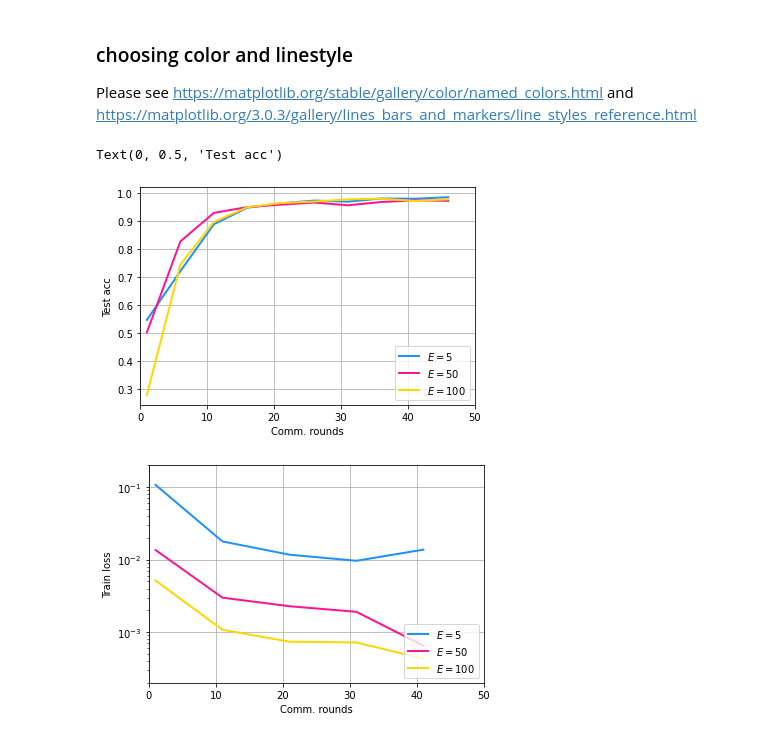
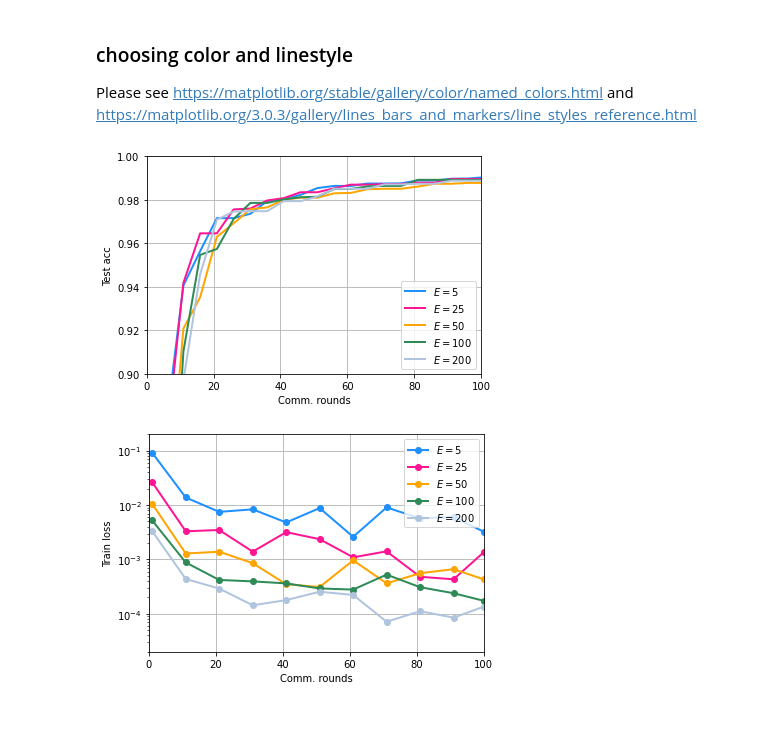
Before and after one commit to ywang037/Federated-Learning-PyTorch, a Jupyter notebook: helper-plot-csv-exp-4.ipynb, the cells around one changed output. Saved outputs shown, nothing was run; the diff lists cells and outputs as text; code cells hidden in the pictures.

```diff
--- a/helper-plot-csv-exp-4.ipynb
+++ b/helper-plot-csv-exp-4.ipynb
@@ -15,6 +22,6 @@ os.getcwd()
 # %%
-file_path_1 = 'save\\figures-mnist\\data_src_exp_4_non_iid\\test_acc'
-file_path_2 = 'save\\figures-mnist\\data_src_exp_4_non_iid\\train_loss'
+file_path_1 = '..\\save\\figures-mnist\\data_src_exp_4_non_iid\\test_acc'
+file_path_2 = '..\\save\\figures-mnist\\data_src_exp_4_non_iid\\train_loss'
 _, _, filenames_1 = next(walk(file_path_1))
 _, _, filenames_2 = next(walk(file_path_2))
 # %%
@@ -24,67 +31,77 @@ files_to_read_2 = [join(file_path_2,f) for f in filenames_2]
 df_1 = [pd.read_csv(f) for f in files_to_read_1]
 df_2 = [pd.read_csv(f) for f in files_to_read_2]
 # %%
-# step=10
-# x1_s = [d for i, d in enumerate(x1.tolist()) if i % step == 0]
-# y1_s = [d for i, d in enumerate(y1.tolist()) if i % step == 0]
-
 # manually set the label names
-run_labels=[0]*3
+run_labels=[0]*5
 run_labels[0] = '$E=5$'
-run_labels[1] = '$E=50$'
-run_labels[2] = '$E=100$'
+run_labels[1] = '$E=25$'
+run_labels[2] = '$E=50$'
+run_labels[3] = '$E=100$'
+run_labels[4] = '$E=200$'
 
 
 # define linestyle and color
-run_colors, run_linestyles = [0]*3, [0]*3
+run_colors, run_linestyles = [0]*5, [0]*5
 run_colors[0] = 'dodgerblue'
 run_colors[1] = 'deeppink'
-run_colors[2] = 'gold'
+run_colors[2] = 'orange'
+run_colors[3] = 'seagreen'
+run_colors[4] = 'lightsteelblue'
+
 
 run_linestyles[0] = '-'
 run_linestyles[1] = '-'
 run_linestyles[2] = '-'
+run_linestyles[3] = '-'
+run_linestyles[4] = '-'
 # %% [markdown]
 ### choosing color and linestyle
 Please see https://matplotlib.org/stable/gallery/color/named_colors.html and https://matplotlib.org/3.0.3/gallery/lines_bars_and_markers/line_styles_reference.html
 # %%
 # plot the first figure for experiment 2 with iid data
 step_1=5
 plt.figure()
 for i, data in enumerate(df_1):
-    x = [dx for j, dx in enumerate(data['Step'].tolist()) if j % step_1 == 0]
-    y = [dy for j, dy in enumerate(data['Value'].tolist()) if j % step_1 == 0]
+    xlist = data['Step'].tolist()
+    ylist = mlc(data['Value'].tolist())
+    x = [dx for j, dx in enumerate(xlist) if j % step_1 == 0]
+    y = [dy for j, dy in enumerate(ylist) if j % step_1 == 0]
+    x.append(xlist[-1])
+    y.append(ylist[-1])
     plt.plot(x,y,label=run_labels[i], linestyle=run_linestyles[i], color=run_colors[i],linewidth=2)
 #     plt.plot(x,y,label=run_labels[i],linewidth=2)
     plt.legend(loc='lower right')
 plt.grid()
 # plt.tight_layout()
-plt.xlim(0,50)
-# plt.ylim(2e-4,1e-1)
+plt.xlim(0,100)
+plt.ylim(0.9,1.0)
 plt.xlabel('Comm. rounds')
 plt.ylabel('Test acc')
-# plt.savefig('save\\figures-mnist\\fedavg-exp-4-non-iid-acc.png')
+plt.savefig('..\\save\\figures-mnist\\fedavg-exp-4-non-iid-acc-r100.png')
 # %% [output]
-Text(0, 0.5, 'Test acc')
-[figure, old version]
+[figure, new version]
 # %%
 # plot the first figure for experiment 2 with non-iid data
 step_2=10
 plt.figure()
 for i, data in enumerate(df_2):
+    xlist = data['Step'].tolist()
+    ylist = data['Value'].tolist()
 #     step_2 = 5 if i==1 else 5
-    x = [dx for j, dx in enumerate(data['Step'].tolist()) if j % step_2 == 0]
-    y = [dy for j, dy in enumerate(data['Value'].tolist()) if j % step_2 == 0]
-    plt.plot(x,y,label=run_labels[i], linestyle=run_linestyles[i], color=run_colors[i],linewidth=2)
+    x = [dx for j, dx in enumerate(xlist) if j % step_2 == 0]
+    y = [dy for j, dy in enumerate(ylist) if j % step_2 == 0]
+    x.append(xlist[-1])
+    y.append(ylist[-1])
+    plt.plot(x,y,label=run_labels[i], linestyle=run_linestyles[i], color=run_colors[i], linewidth=2, marker='o')
 #     plt.plot(x,y,label=run_labels[i],linewidth=2)
     plt.yscale('log')
-    plt.legend(loc='lower right')
+    plt.legend(loc='upper right')
 plt.grid()
 # plt.tight_layout()
-plt.xlim(0,50)
-plt.ylim(2e-4,2e-1)
+plt.xlim(0,100)
+plt.ylim(2e-5,2e-1)
 plt.xlabel('Comm. rounds')
 plt.ylabel('Train loss')
-# plt.savefig('save\\figures-mnist\\fedavg-exp-4-non-iid-loss.png')
+plt.savefig('..\\save\\figures-mnist\\fedavg-exp-4-non-iid-loss-r100.png')
 # %% [output]
-[figure, old version]
+[figure, new version]
```
Also changed, not shown: parts of 2 cells of this notebook.
